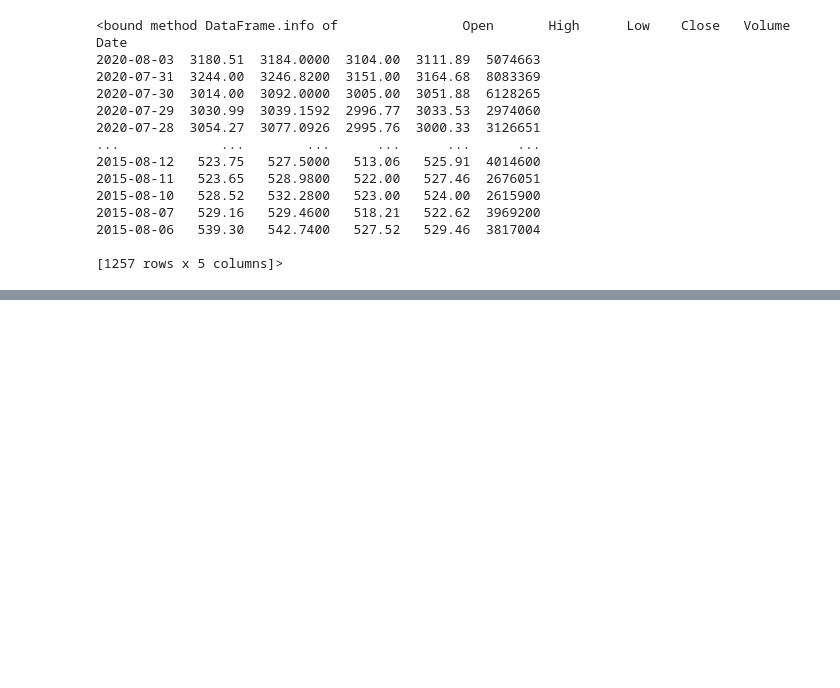
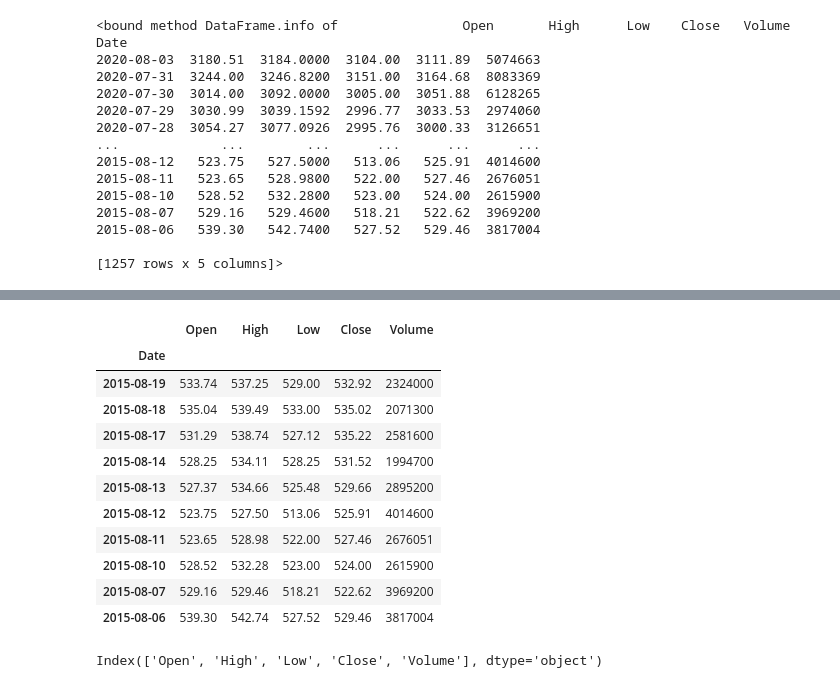
Before and after one commit to dgierejkiewicz/data-science, a Jupyter notebook: dane_gieldowe.ipynb, the cells around one changed output, grey strips where cells are left out. Cells and saved outputs as stored; diff of their text form; code cells hidden in the pictures; blank space fills up the shorter version.

```diff
--- a/dane_gieldowe.ipynb
+++ b/dane_gieldowe.ipynb
@@ -35,0 +83,19 @@ Date
+# %%
+df.tail(10)
+# %% [output]
+|  | Open | High | Low | Close | Volume |
+| Date |  |  |  |  |  |
+| 2015-08-19 | 533.74 | 537.25 | 529.00 | 532.92 | 2324000 |
+| 2015-08-18 | 535.04 | 539.49 | 533.00 | 535.02 | 2071300 |
+| 2015-08-17 | 531.29 | 538.74 | 527.12 | 535.22 | 2581600 |
+| 2015-08-14 | 528.25 | 534.11 | 528.25 | 531.52 | 1994700 |
+| 2015-08-13 | 527.37 | 534.66 | 525.48 | 529.66 | 2895200 |
+| 2015-08-12 | 523.75 | 527.50 | 513.06 | 525.91 | 4014600 |
+| 2015-08-11 | 523.65 | 528.98 | 522.00 | 527.46 | 2676051 |
+| 2015-08-10 | 528.52 | 532.28 | 523.00 | 524.00 | 2615900 |
+| 2015-08-07 | 529.16 | 529.46 | 518.21 | 522.62 | 3969200 |
+| 2015-08-06 | 539.30 | 542.74 | 527.52 | 529.46 | 3817004 |
+# %%
+df.columns
+# %% [output]
+Index(['Open', 'High', 'Low', 'Close', 'Volume'], dtype='object')
```
Also changed, not shown: parts of 13 cells of this notebook.
